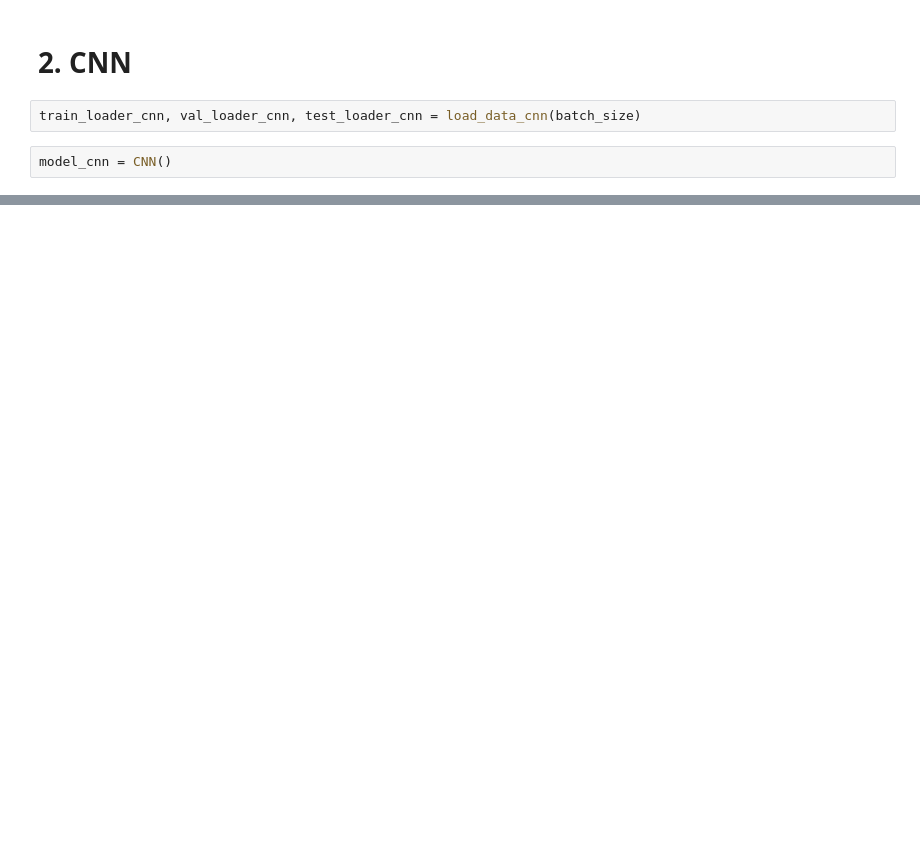
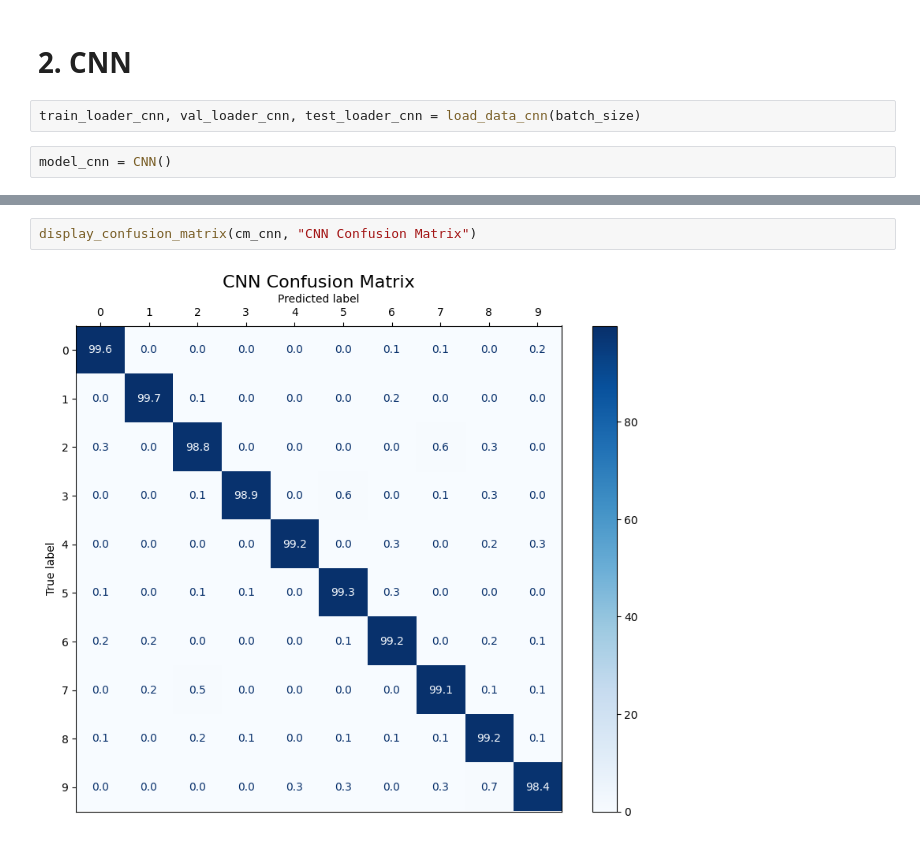
Before and after one commit to GhiasAli17/Models-Evaluation-on-MNIST, a Jupyter notebook: main.ipynb, the cells around one changed output, grey strips where cells are left out. Cells and saved outputs as stored; diff of their text form; blank space fills up the shorter version.

```diff
--- a/main.ipynb
+++ b/main.ipynb
@@ -165,0 +213,4 @@ plotGraph(history_cnn, "CNN", "CNN Accuracy and Loss")
+# %%
+display_confusion_matrix(cm_cnn, "CNN Confusion Matrix")
+# %% [output]
+[figure, added]
```
Also changed, not shown: parts of 26 cells of this notebook, 2 other files.
